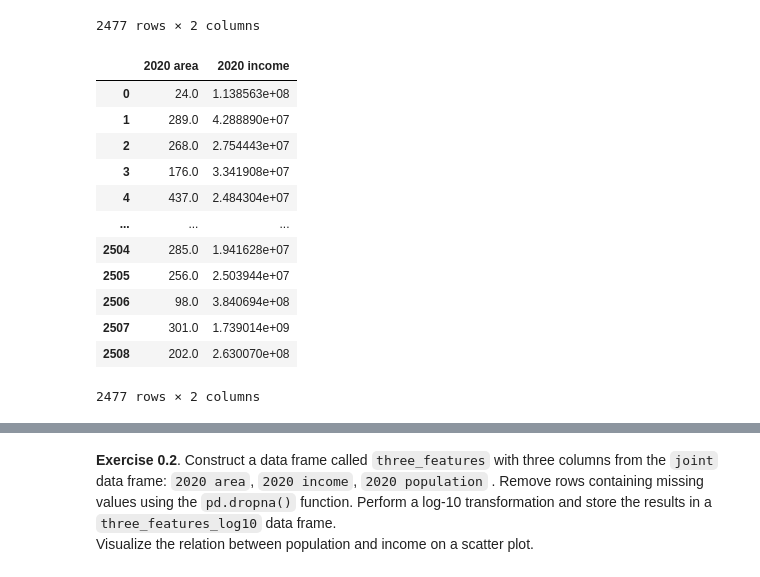
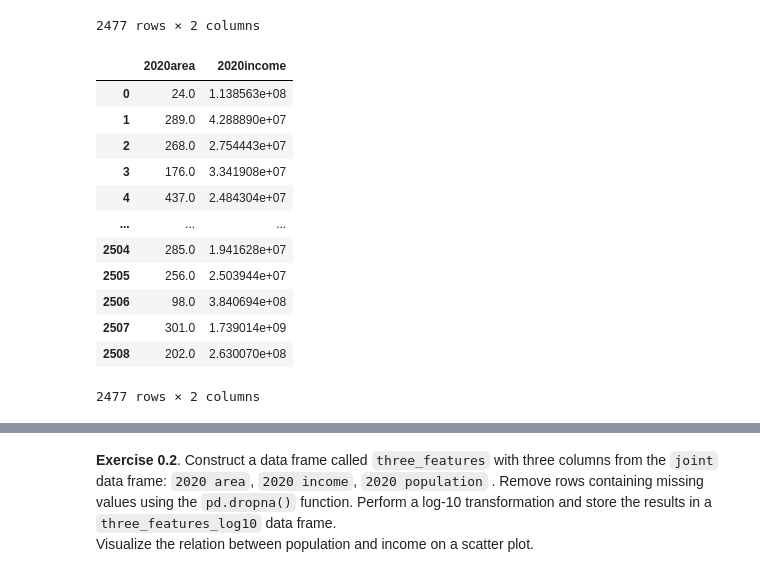
Before and after one commit to sylwia-sapkowska/intro-to-ml, a Jupyter notebook: 4_Clustering_student_version.ipynb, the cells around one changed output, grey strips where cells are left out. Saved outputs shown, nothing was run; the diff lists cells and outputs as text; code cells hidden in the pictures.

```diff
--- a/4_Clustering_student_version.ipynb
+++ b/4_Clustering_student_version.ipynb
@@ -132,8 +155,9 @@ two_features_log10
 2477 rows × 2 columns
 # %%
 # Put your code here
+two_features
 # %% [output]
-|  | 2020 area | 2020 income |
+|  | 2020area | 2020income |
 | 0 | 24.0 | 1.138563e+08 |
 | 1 | 289.0 | 4.288890e+07 |
 | 2 | 268.0 | 2.754443e+07 |
```
Also changed, not shown: parts of 17 cells of this notebook.
